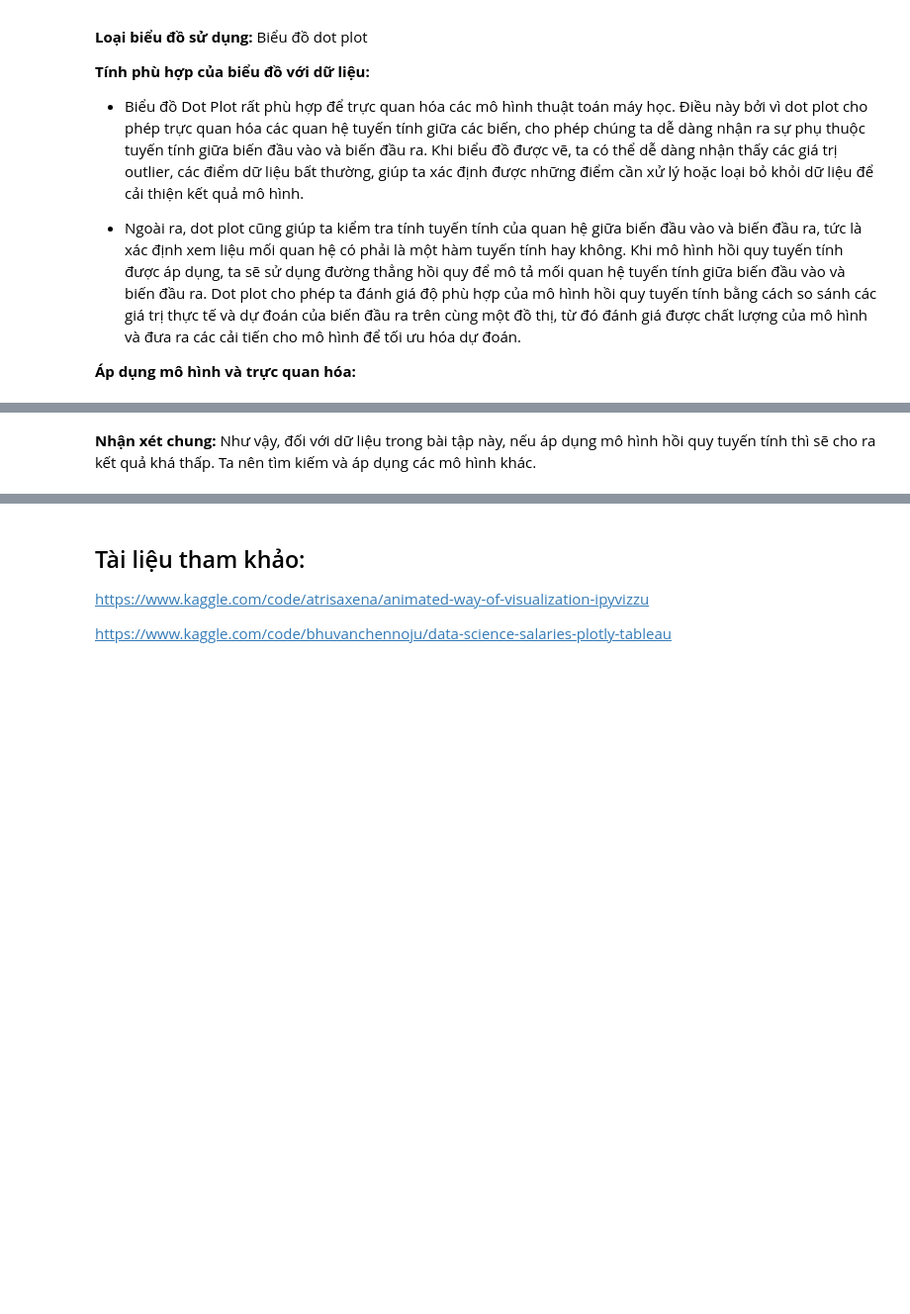
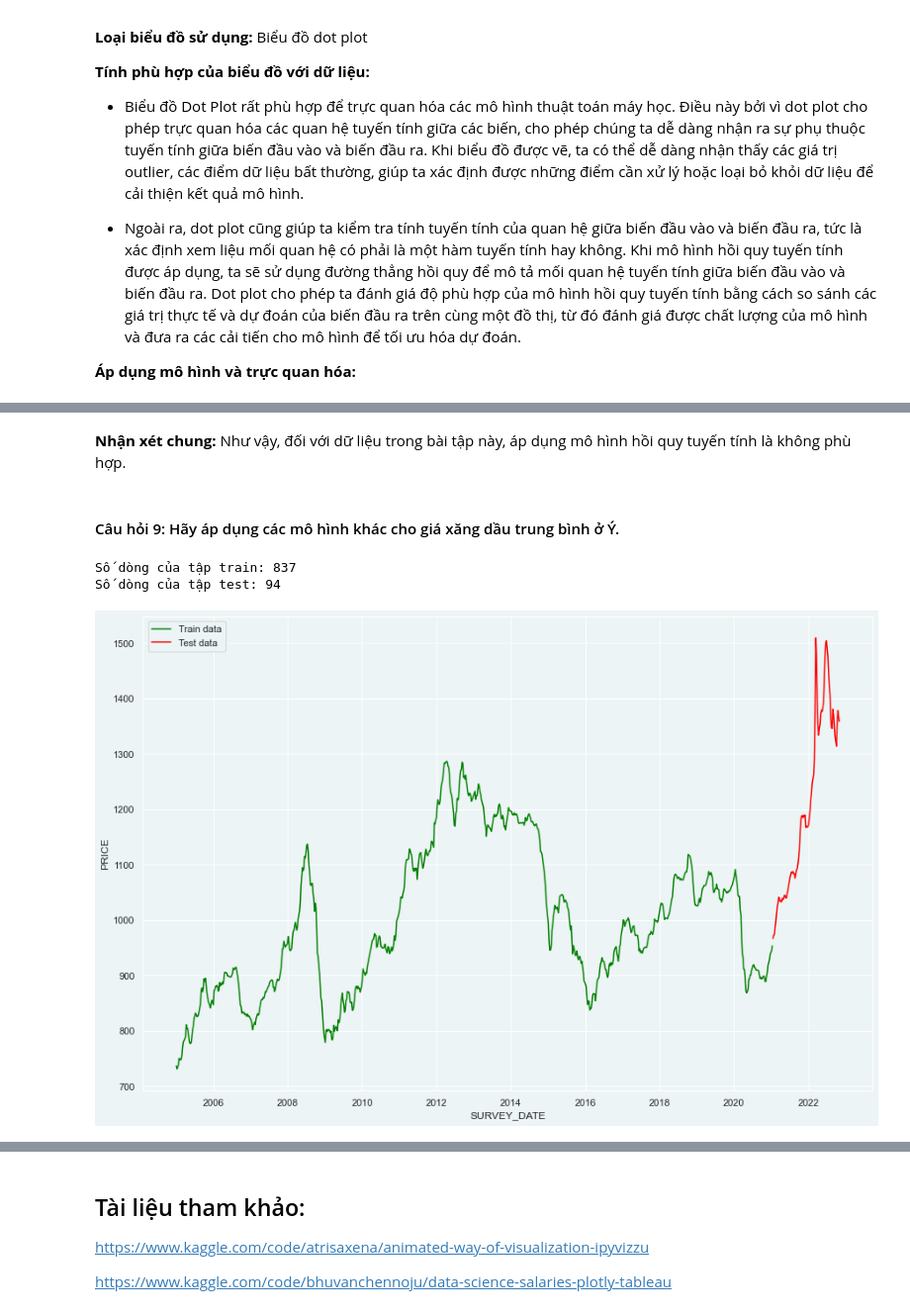
Before and after one commit to khangnl24112002/DataVisualization_Group02_Lab02, a Jupyter notebook: source_codes/main.ipynb, the cells around one changed output, grey strips where cells are left out. Shown at 99% size. Saved outputs shown, nothing was run; the diff lists cells and outputs as text; code cells hidden in the pictures; blank space fills up the shorter version.

```diff
--- a/source_codes/main.ipynb
+++ b/source_codes/main.ipynb
@@ -757,2 +792,33 @@ Coefficient of determination: 0.24
 # %% [markdown]
-**Nhận xét chung:** Như vậy, đối với dữ liệu trong bài tập này, nếu áp dụng mô hình hồi quy tuyến tính thì sẽ cho ra kết quả khá thấp. Ta nên tìm kiếm và áp dụng các mô hình khác.
+**Nhận xét chung:** Như vậy, đối với dữ liệu trong bài tập này, áp dụng mô hình hồi quy tuyến tính là không phù hợp.
+# %% [markdown]
+#### Câu hỏi 9: Hãy áp dụng các mô hình khác cho giá xăng dầu trung bình ở Ý.
+# %%
+df['SURVEY_DATE'] = pd.to_datetime(df['SURVEY_DATE'])
+avg_price = df.groupby(pd.Grouper(key='SURVEY_DATE', freq='W-MON'))[['PRICE']].mean()
+# Lấy trung bình giá trị trước và sau của giá trị NaN trong cột PRICE
+avg_price['PRICE'] = avg_price['PRICE'].fillna((avg_price['PRICE'].shift() + avg_price['PRICE'].shift(-1))/2)
+
+# Làm mượt dữ liệu bằng hàm interpolate()
+avg_price['PRICE'] = avg_price['PRICE'].interpolate()
+
+# Chia dataframe thành tập train và tập test
+train, test = train_test_split(avg_price, test_size=0.1, shuffle=False)
+train = train.sort_index()
+test = test.sort_index()
+
+print("Số dòng của tập train:", len(train))
+print("Số dòng của tập test:", len(test))
+
+# Vẽ đồ thị
+plt.figure(figsize=(15,10))
+plt.plot(train, color='green', label='Train data')
+plt.plot(test, color='red', label='Test data')
+plt.xlabel('SURVEY_DATE')
+plt.ylabel('PRICE')
+plt.legend()
+plt.show()
+# %% [output]
+Số dòng của tập train: 837
+Số dòng của tập test: 94
+[figure, added]
```
Also changed, not shown: parts of 23 cells of this notebook.
